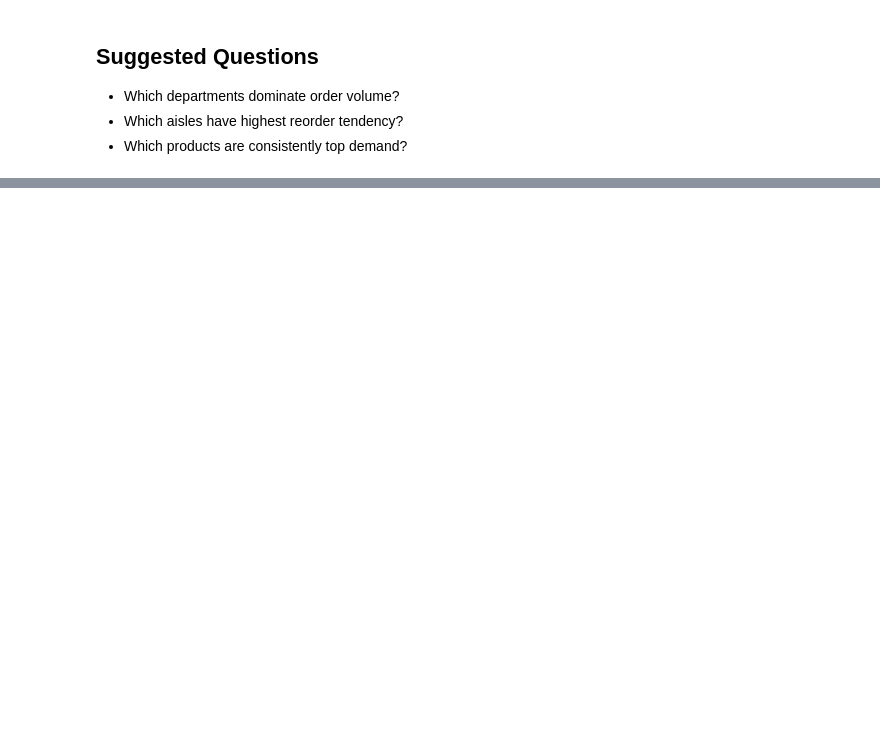
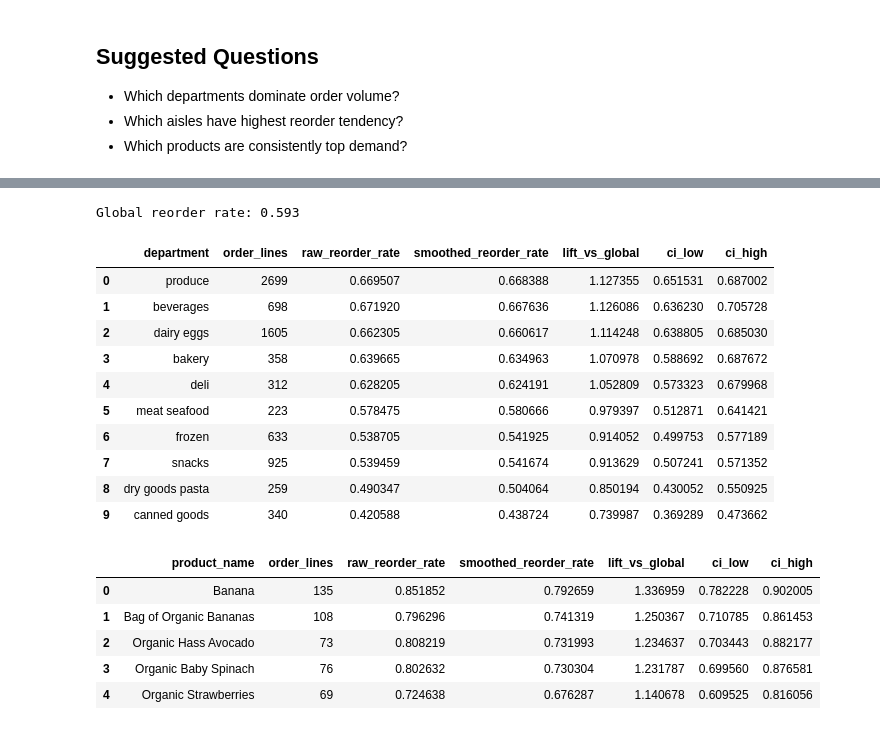
Before and after one commit to ppts2545/Instacart-Market-Basket-Analysis, a Jupyter notebook: notebooks/02_Exploratory_Data_Analysis/03_product_category_trends.ipynb, the cells around one changed output, grey strips where cells are left out. Saved outputs shown, nothing was run; the diff lists cells and outputs as text; code cells hidden in the pictures; blank space fills up the shorter version.

```diff
--- a/notebooks/02_Exploratory_Data_Analysis/03_product_category_trends.ipynb
+++ b/notebooks/02_Exploratory_Data_Analysis/03_product_category_trends.ipynb
@@ -51,0 +72,77 @@ plt.show()
+# %%
+import numpy as np
+
+GLOBAL_REORDER_RATE = df["reordered"].mean()
+PRIOR_STRENGTH = 40  # Bayesian smoothing strength; higher = more conservative
+MIN_LINES_DEPT = 200 if USE_SAMPLE else 3000
+MIN_LINES_PRODUCT = 60 if USE_SAMPLE else 1000
+
+def build_reorder_profile(data: pd.DataFrame, group_col: str, min_lines: int, prior_strength: int):
+    profile = (
+        data.groupby(group_col, dropna=False)["reordered"]
+        .agg(order_lines="size", reorders="sum")
+        .reset_index()
+    )
+    profile["raw_reorder_rate"] = profile["reorders"] / profile["order_lines"]
+    profile["smoothed_reorder_rate"] = (
+        profile["reorders"] + prior_strength * GLOBAL_REORDER_RATE
+    ) / (profile["order_lines"] + prior_strength)
+    profile["lift_vs_global"] = profile["smoothed_reorder_rate"] / GLOBAL_REORDER_RATE
+
+    # Wilson score interval for proportion uncertainty
+    z = 1.96
+    n = profile["order_lines"].astype(float)
+    p = profile["raw_reorder_rate"].astype(float)
+    denom = 1 + (z ** 2) / n
+    center = p + (z ** 2) / (2 * n)
+    margin = z * np.sqrt((p * (1 - p) / n) + ((z ** 2) / (4 * (n ** 2))))
+    profile["ci_low"] = (center - margin) / denom
+    profile["ci_high"] = (center + margin) / denom
+    profile["ci_width"] = profile["ci_high"] - profile["ci_low"]
+
+    filtered = (
+        profile[profile["order_lines"] >= min_lines]
+        .sort_values(["smoothed_reorder_rate", "order_lines"], ascending=[False, False])
+        .reset_index(drop=True)
+    )
+    return filtered
+
+dept_reorder_adv = build_reorder_profile(
+    data=df, group_col="department", min_lines=MIN_LINES_DEPT, prior_strength=PRIOR_STRENGTH
+)
+product_reorder_adv = build_reorder_profile(
+    data=df, group_col="product_name", min_lines=MIN_LINES_PRODUCT, prior_strength=PRIOR_STRENGTH
+)
+
+print(f"Global reorder rate: {GLOBAL_REORDER_RATE:.3f}")
+display(
+    dept_reorder_adv[[
+        "department", "order_lines", "raw_reorder_rate",
+        "smoothed_reorder_rate", "lift_vs_global", "ci_low", "ci_high"
+    ]].head(10)
+ )
+display(
+    product_reorder_adv[[
+        "product_name", "order_lines", "raw_reorder_rate",
+        "smoothed_reorder_rate", "lift_vs_global", "ci_low", "ci_high"
+    ]].head(10)
+)
+# %% [output]
+Global reorder rate: 0.593
+|  | department | order_lines | raw_reorder_rate | smoothed_reorder_rate | lift_vs_global | ci_low | ci_high |
+| 0 | produce | 2699 | 0.669507 | 0.668388 | 1.127355 | 0.651531 | 0.687002 |
+| 1 | beverages | 698 | 0.671920 | 0.667636 | 1.126086 | 0.636230 | 0.705728 |
+| 2 | dairy eggs | 1605 | 0.662305 | 0.660617 | 1.114248 | 0.638805 | 0.685030 |
+| 3 | bakery | 358 | 0.639665 | 0.634963 | 1.070978 | 0.588692 | 0.687672 |
+| 4 | deli | 312 | 0.628205 | 0.624191 | 1.052809 | 0.573323 | 0.679968 |
+| 5 | meat seafood | 223 | 0.578475 | 0.580666 | 0.979397 | 0.512871 | 0.641421 |
+| 6 | frozen | 633 | 0.538705 | 0.541925 | 0.914052 | 0.499753 | 0.577189 |
+| 7 | snacks | 925 | 0.539459 | 0.541674 | 0.913629 | 0.507241 | 0.571352 |
+| 8 | dry goods pasta | 259 | 0.490347 | 0.504064 | 0.850194 | 0.430052 | 0.550925 |
+| 9 | canned goods | 340 | 0.420588 | 0.438724 | 0.739987 | 0.369289 | 0.473662 |
+|  | product_name | order_lines | raw_reorder_rate | smoothed_reorder_rate | lift_vs_global | ci_low | ci_high |
+| 0 | Banana | 135 | 0.851852 | 0.792659 | 1.336959 | 0.782228 | 0.902005 |
+| 1 | Bag of Organic Bananas | 108 | 0.796296 | 0.741319 | 1.250367 | 0.710785 | 0.861453 |
+| 2 | Organic Hass Avocado | 73 | 0.808219 | 0.731993 | 1.234637 | 0.703443 | 0.882177 |
+| 3 | Organic Baby Spinach | 76 | 0.802632 | 0.730304 | 1.231787 | 0.699560 | 0.876581 |
+| 4 | Organic Strawberries | 69 | 0.724638 | 0.676287 | 1.140678 | 0.609525 | 0.816056 |
```
Also changed, not shown: parts of 4 cells of this notebook, 1 other file.
